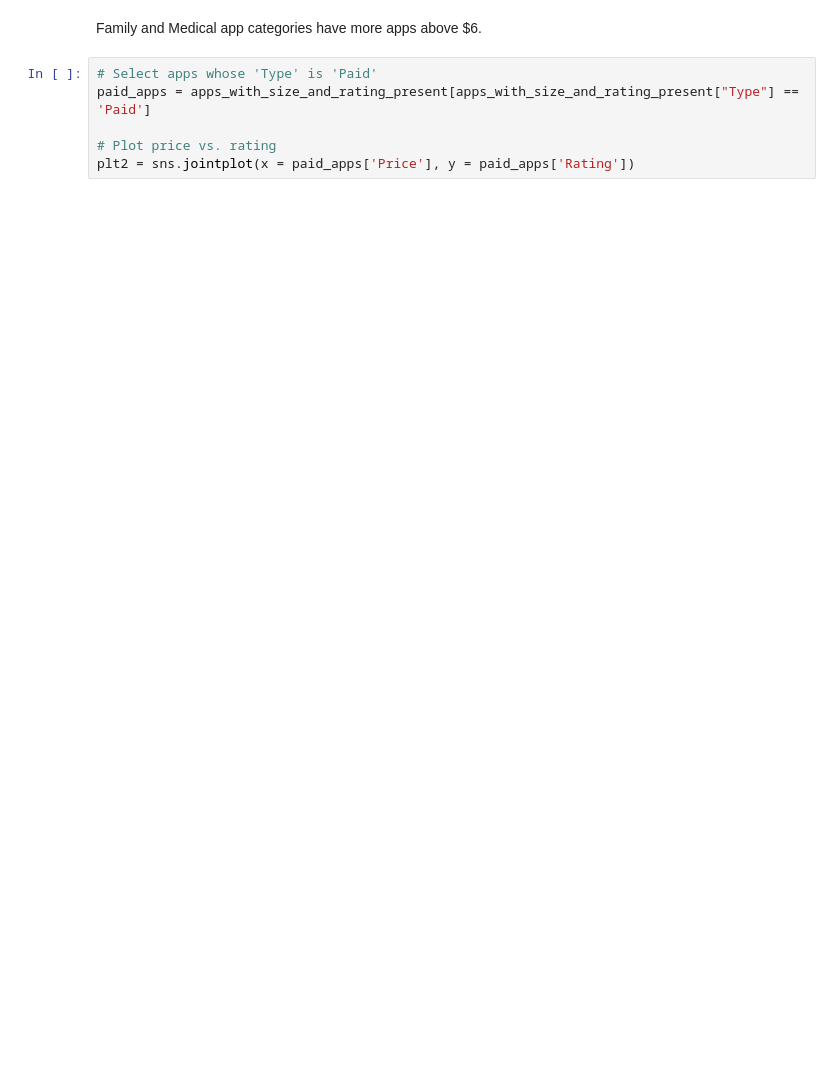
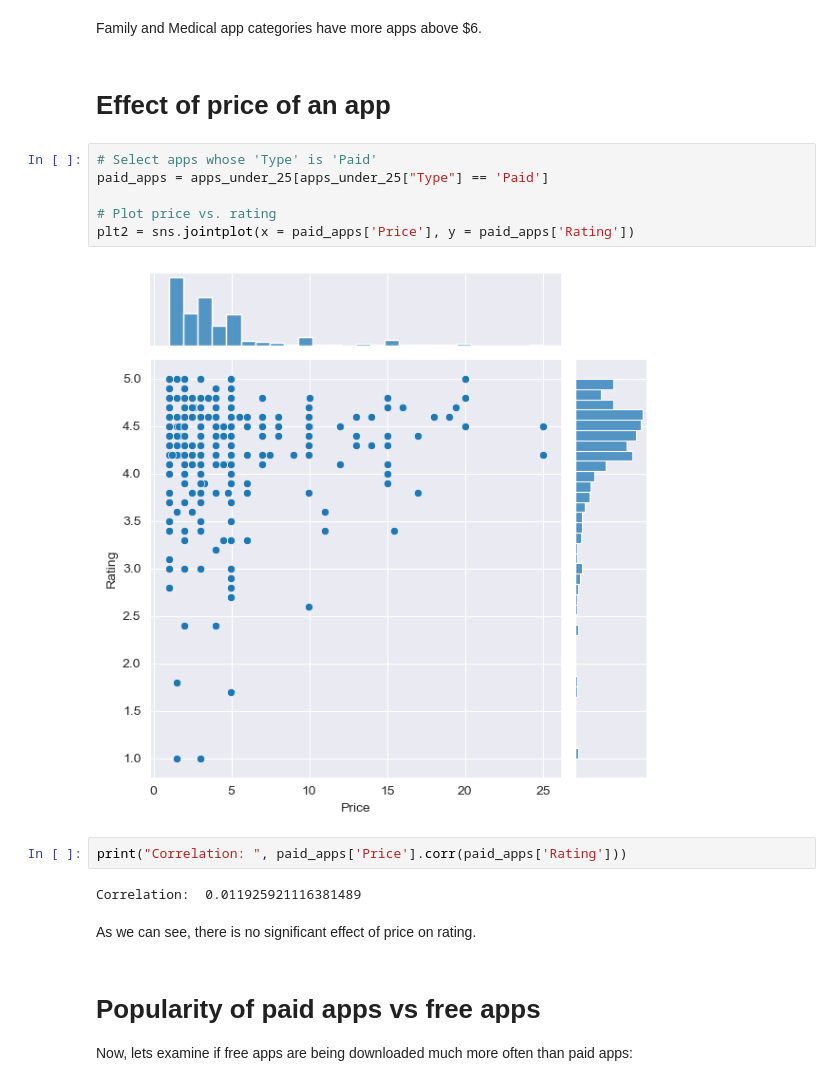
Before and after one commit to NickVasenkov/Android-App-Market-Analysis, a Jupyter notebook: android-app-market-analysis.ipynb, the cells around one changed output. Saved outputs shown, nothing was run; the diff lists cells and outputs as text; blank space fills up the shorter version.

```diff
--- a/android-app-market-analysis.ipynb
+++ b/android-app-market-analysis.ipynb
@@ -212,8 +207,22 @@ plt.show()
 # %% [markdown]
 Family and Medical app categories have more apps above $6.
+# %% [markdown]
+# Effect of price of an app
 # %%
 # Select apps whose 'Type' is 'Paid'
-paid_apps = apps_with_size_and_rating_present[apps_with_size_and_rating_present["Type"] == 'Paid']
+paid_apps = apps_under_25[apps_under_25["Type"] == 'Paid']
 
 # Plot price vs. rating
 plt2 = sns.jointplot(x = paid_apps['Price'], y = paid_apps['Rating'])
+# %% [output]
+[figure, added]
+# %%
+print("Correlation: ", paid_apps['Price'].corr(paid_apps['Rating']))
+# %% [output]
+Correlation:  0.011925921116381489
+# %% [markdown]
+As we can see, there is no significant effect of price on rating.
+# %% [markdown]
+# Popularity of paid apps vs free apps
+
+Now, lets examine if free apps are being downloaded much more often than paid apps:
```
Also changed, not shown: parts of 6 cells of this notebook.
